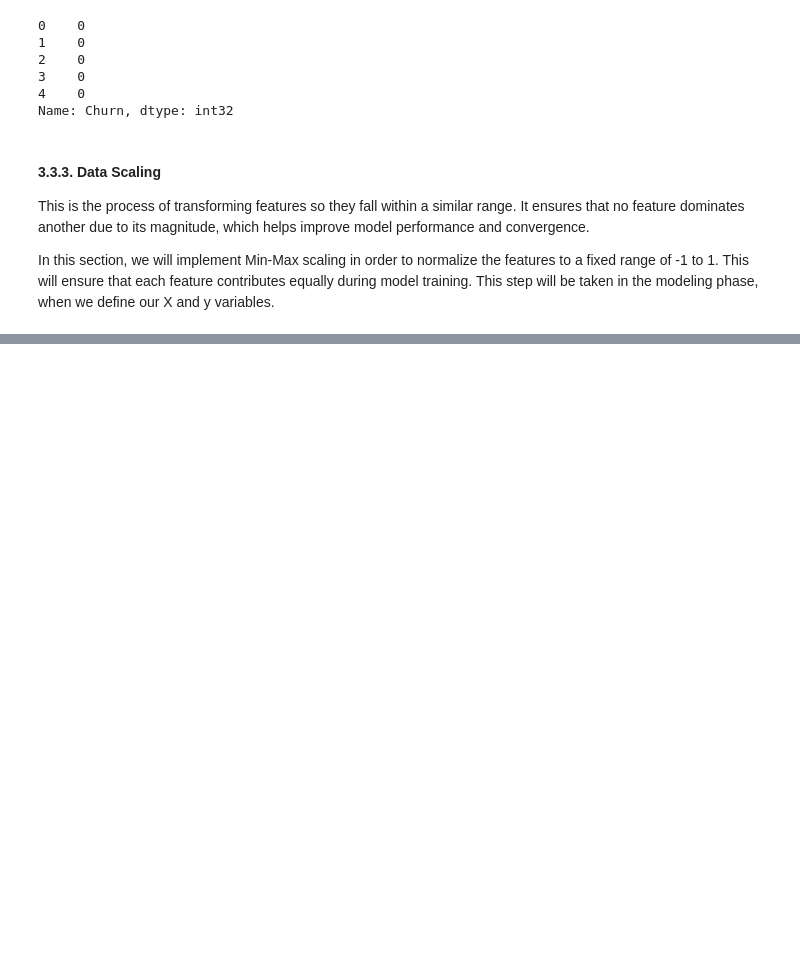
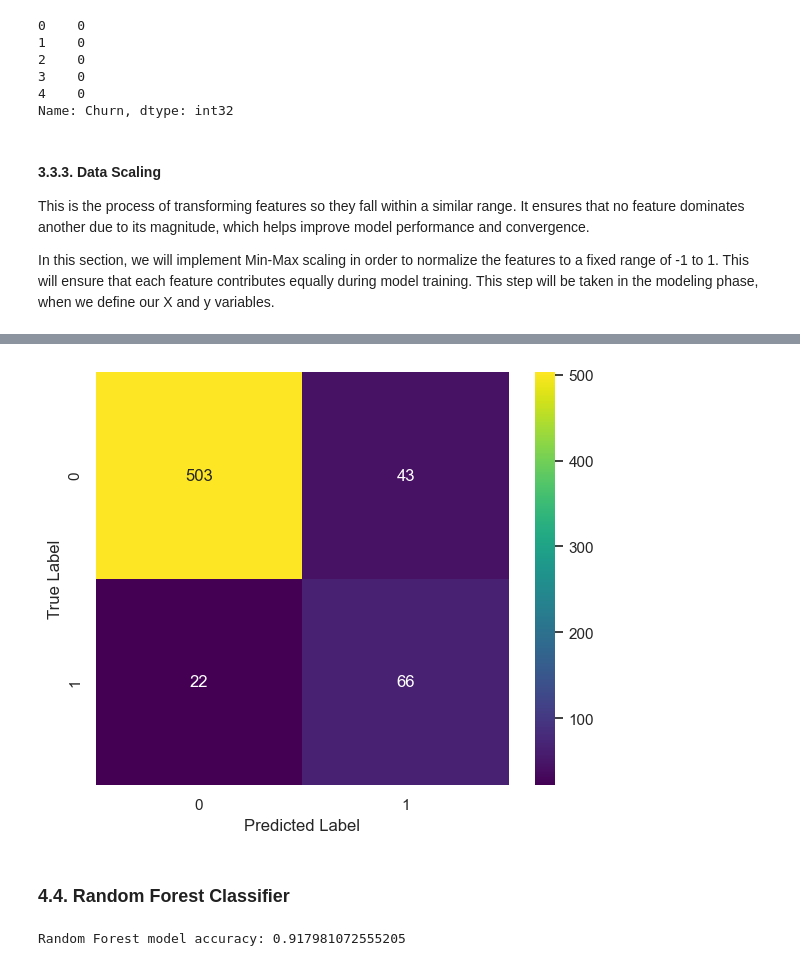
Before and after one commit to Mangelepa/Group5-phase3-project, a Jupyter notebook: phase3 project.ipynb, the cells around one changed output, grey strips where cells are left out. Cells and saved outputs as stored; diff of their text form; code cells hidden in the pictures; blank space fills up the shorter version.

```diff
--- a/phase3 project.ipynb
+++ b/phase3 project.ipynb
@@ -719,0 +897,13 @@ In this section, we will implement Min-Max scaling in order to normalize the fea
+# %%
+# Instantiate a decision tree model
+dec_model = DecisionTreeClassifier(random_state=42)
+
+# fit the training data
+dec_model.fit(X_train_smote, y_train_smote)
+
+# make predictions on test set
+y_pred_dec = dec_model.predict(X_test_scaled)
+
+# compute the accuracy of the model
+dec_acc = accuracy_score(y_test, y_pred_dec)
+print("Decision Tree model accuracy:", dec_acc)
@@ -719,0 +928,22 @@ In this section, we will implement Min-Max scaling in order to normalize the fea
+# %%
+# plot the confusion matrix
+plot_confusion_matrix(y_test, y_pred_dec, class_labels=[0, 1])
+# %% [output]
+[figure, added]
+# %% [markdown]
+### 4.4. Random Forest Classifier
+# %%
+# instantiate a random forest model
+ran_model = RandomForestClassifier(random_state=42)
+
+# fit the training data
+ran_model.fit(X_train_smote, y_train_smote)
+
+# make predictions on test set
+y_pred_ran = ran_model.predict(X_test_scaled)
+
+# compute the accuracy of the model
+ran_acc = accuracy_score(y_test, y_pred_ran)
+print("Random Forest model accuracy:", ran_acc)
+# %% [output]
+Random Forest model accuracy: 0.917981072555205
```
Also changed, not shown: parts of 46 cells of this notebook, 1 other file.
